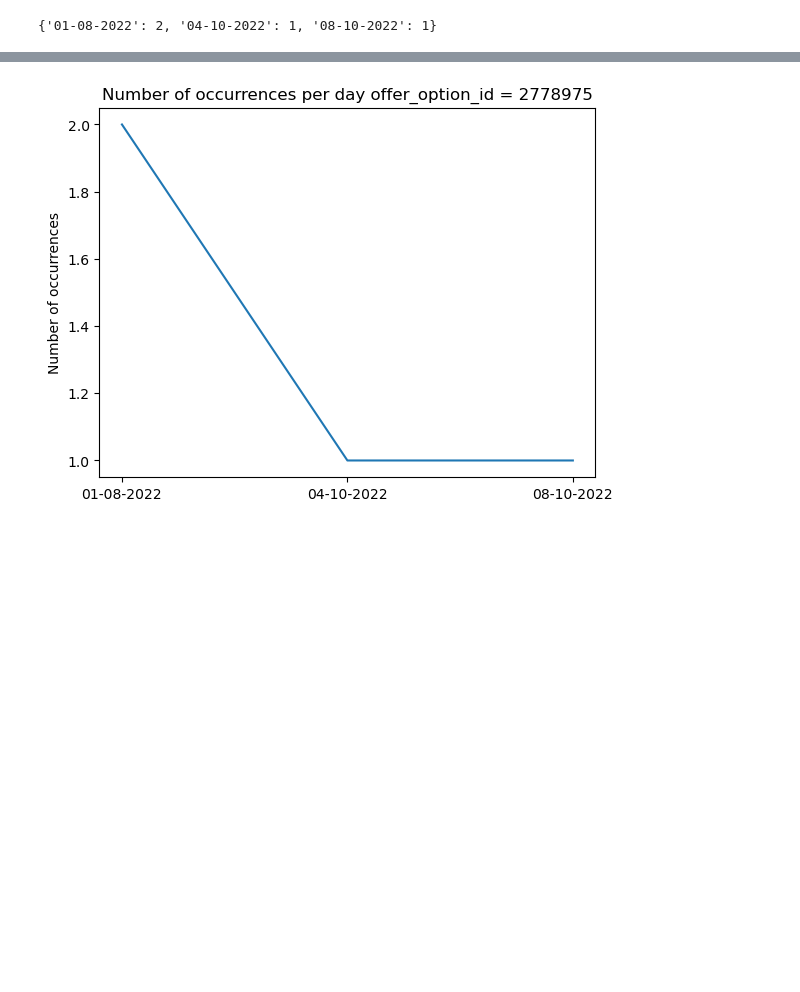
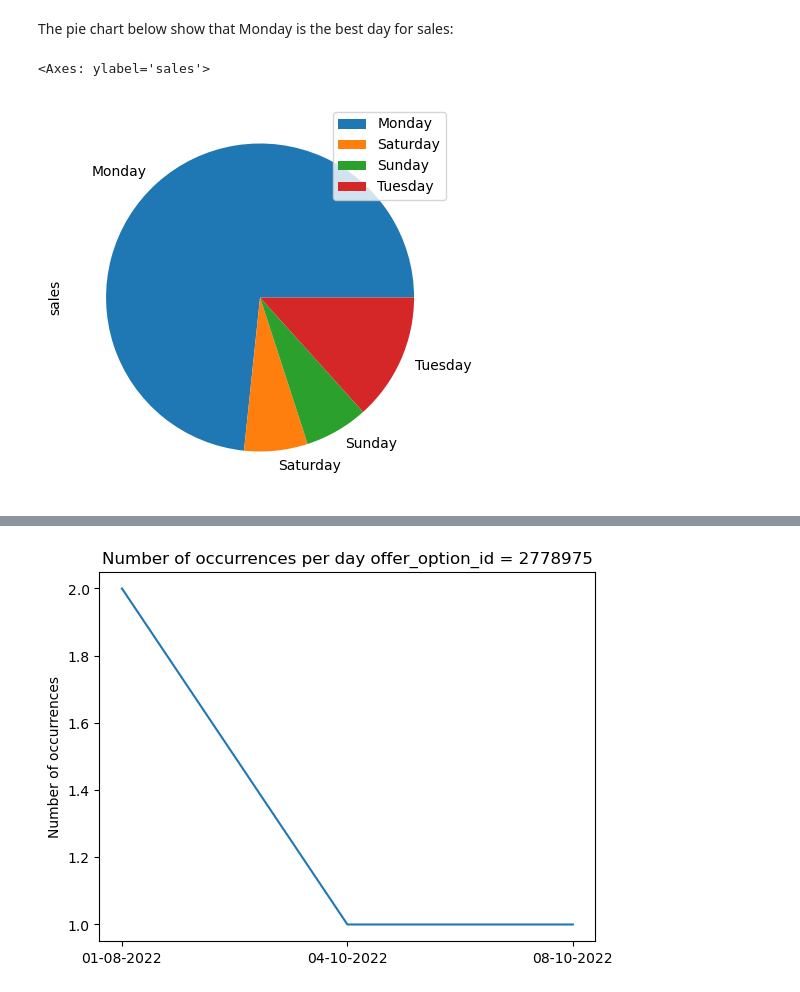
Before and after one commit to drica-monteiro/my_repository, a Jupyter notebook: teste.ipynb, the cells around one changed output, grey strips where cells are left out. Drawn from its saved outputs; the diff is of its cells as text; code cells hidden in the pictures; blank space fills up the shorter version.

```diff
--- a/teste.ipynb
+++ b/teste.ipynb
@@ -28,0 +32,14 @@ df2
+# %%
+#Adiciona a coluna com o dia da semana
+week_day = []
+for i in range (10):
+    date = pd.Timestamp(df2.iloc[i,0])
+    week_day.append(date.day_name())
+df2['Week day'] = week_day
+# %%
+#Add a column with integer as a day week
+week_day_int = []
+for i in range (10):
+    date = pd.Timestamp(df2.iloc[i,0])
+    week_day_int.append(date.weekday())
+df2['Week day int'] = week_day_int
@@ -47,6 +78,9 @@ df2.head(7)
-# %%
-u = df2.loc[df2['offer_option_id'] == 2778975]['formatted_date'].value_counts()
-u = dict(u)
-u
-# %% [output]
-{'01-08-2022': 2, '04-10-2022': 1, '08-10-2022': 1}
+# %% [markdown]
+The pie chart below show that Monday is the best day for sales:
+# %%
+t = df2.groupby(['Week day']).sum(['sales'])
+plot2 = t.plot.pie(y='sales', figsize=(5, 5))
+plot2
+# %% [output]
+<Axes: ylabel='sales'>
+[figure, added]
```
Also changed, not shown: parts of 21 cells of this notebook.
